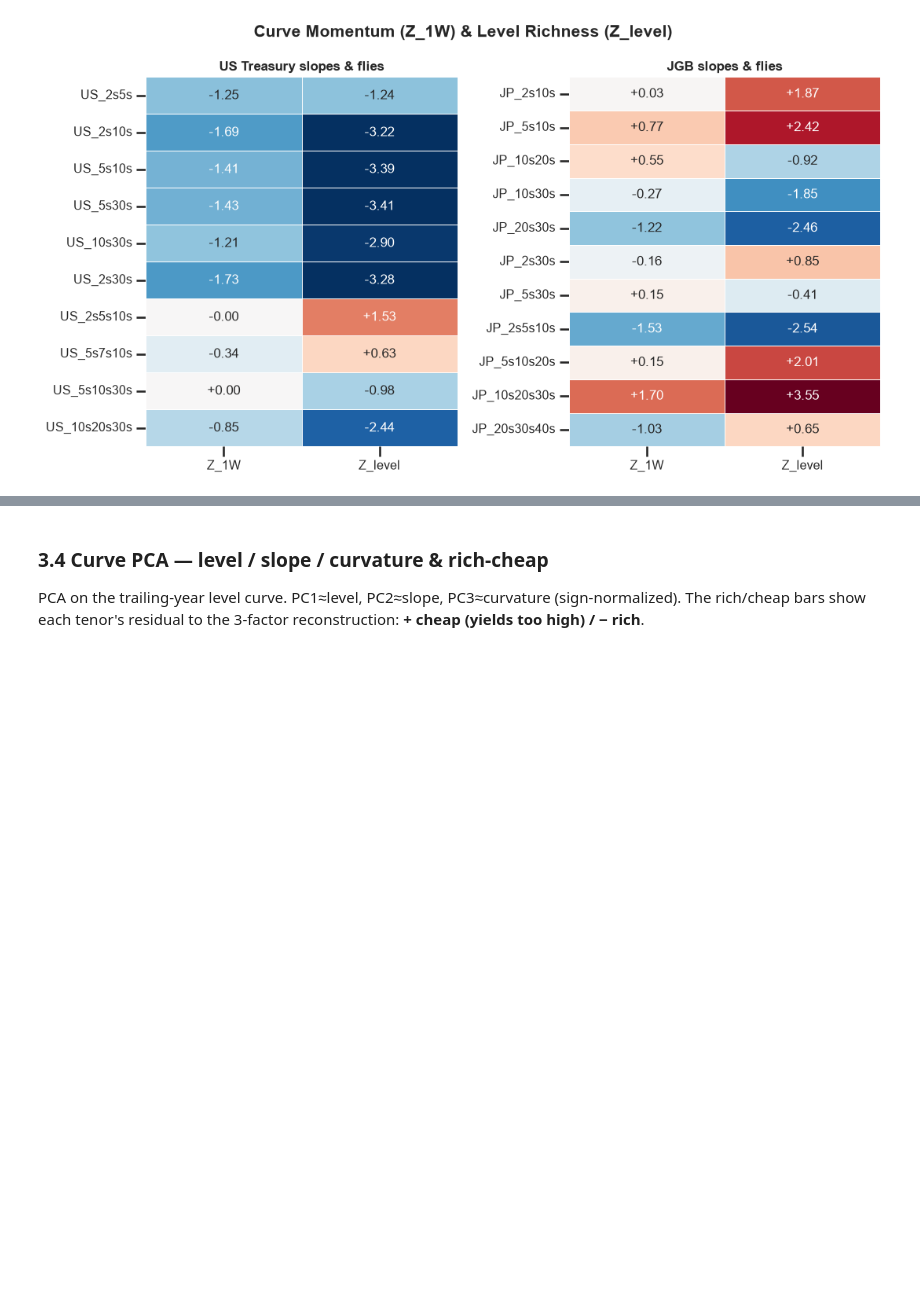
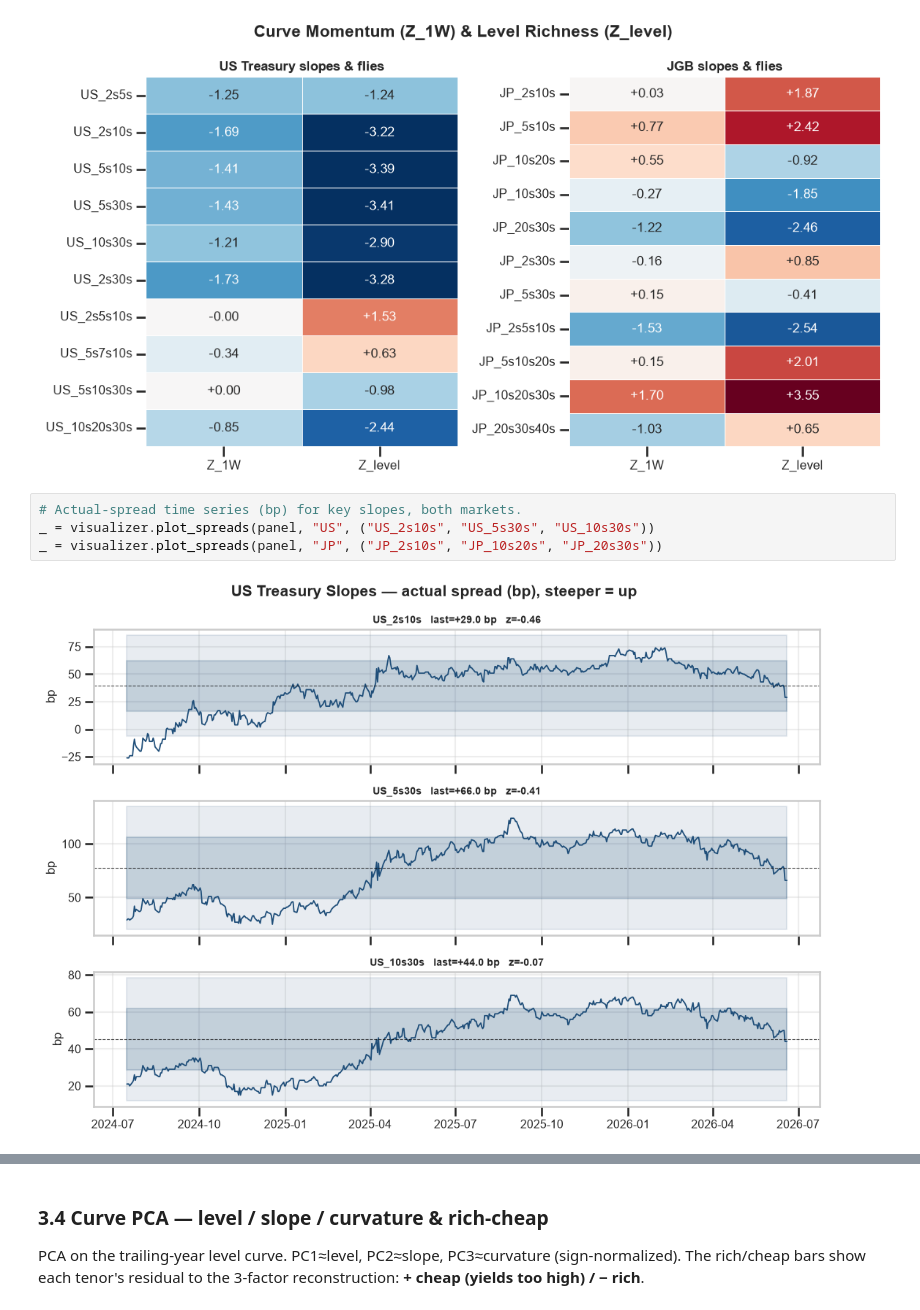
Before and after one commit to kfujie/macro_watch, a Jupyter notebook: macro_watch/weekly_report.ipynb, the cells around one changed output, grey strips where cells are left out. Saved outputs shown, nothing was run; the diff lists cells and outputs as text; blank space fills up the shorter version.

```diff
--- a/macro_watch/weekly_report.ipynb
+++ b/macro_watch/weekly_report.ipynb
@@ -180,3 +182,9 @@ JP slopes & butterflies
 _ = visualizer.plot_rates_heatmap(panel)
 # %% [output]
 [figure]
+# %%
+# Actual-spread time series (bp) for key slopes, both markets.
+_ = visualizer.plot_spreads(panel, "US", ("US_2s10s", "US_5s30s", "US_10s30s"))
+_ = visualizer.plot_spreads(panel, "JP", ("JP_2s10s", "JP_10s20s", "JP_20s30s"))
+# %% [output]
+[figure, added]
```
Also changed, not shown: parts of 6 cells of this notebook, 3 other files.
